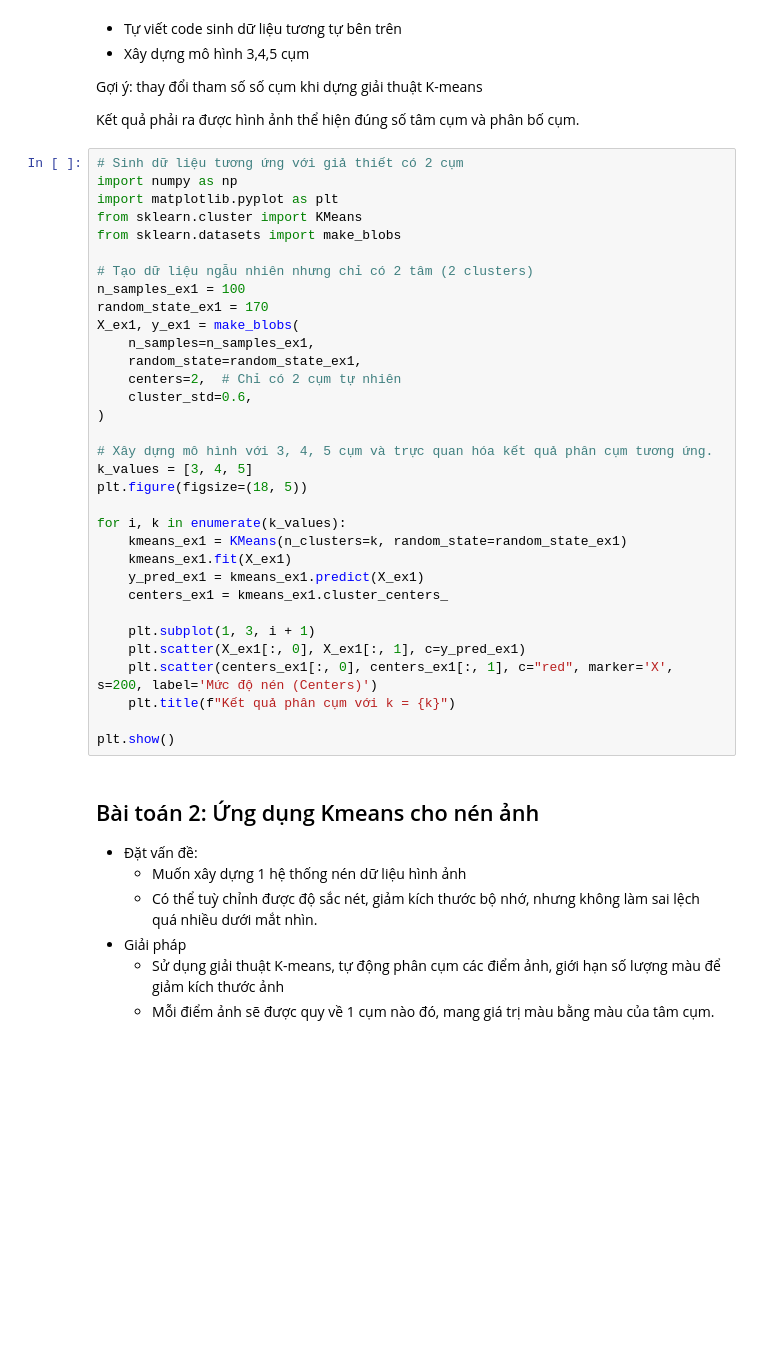
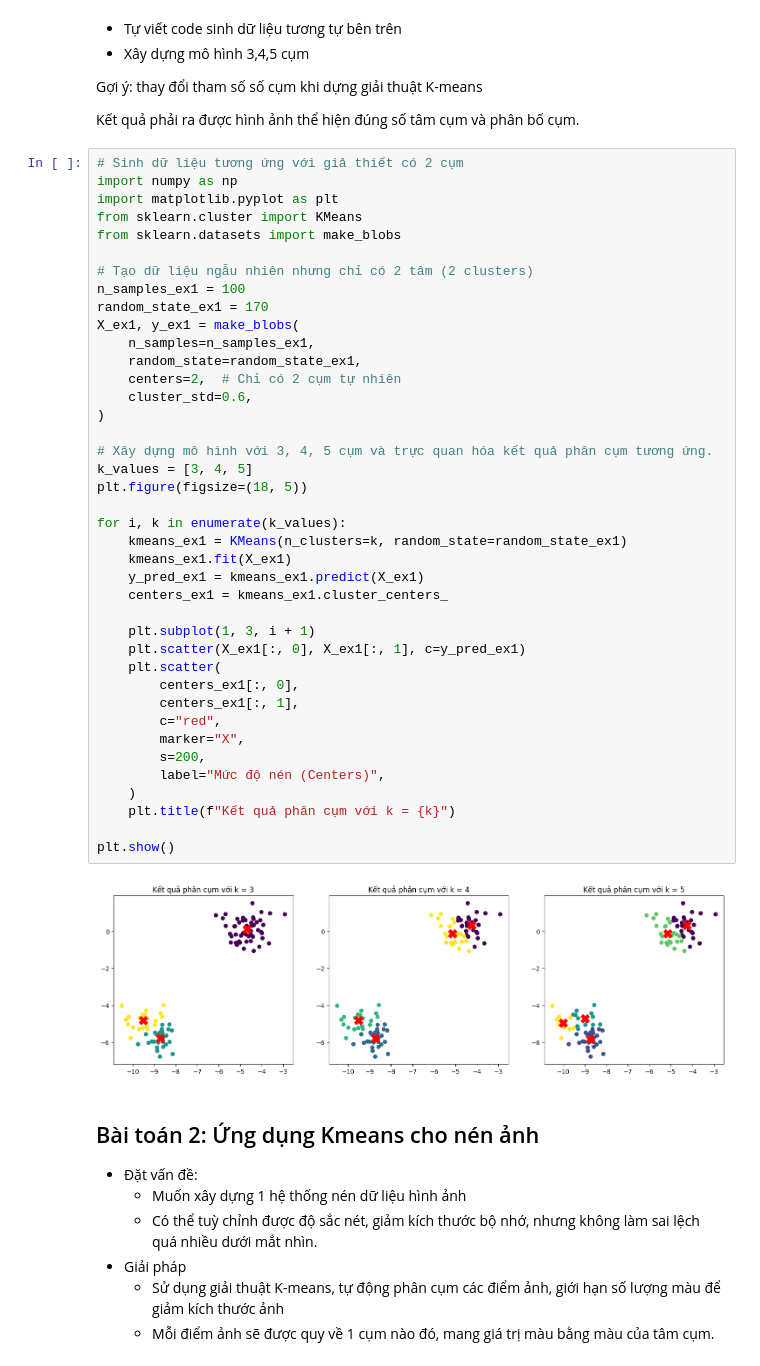
Before and after one commit to doanan293/hm-kpdl, a Jupyter notebook: 4+5-k-mean/Kmeans-Practice/KMeans.ipynb, the cells around one changed output. Saved outputs shown, nothing was run; the diff lists cells and outputs as text; blank space fills up the shorter version.

```diff
--- a/4+5-k-mean/Kmeans-Practice/KMeans.ipynb
+++ b/4+5-k-mean/Kmeans-Practice/KMeans.ipynb
@@ -134,34 +134,43 @@ Kết quả phải ra được hình ảnh thể hiện đúng số tâm cụm v
 import numpy as np
 import matplotlib.pyplot as plt
 from sklearn.cluster import KMeans
 from sklearn.datasets import make_blobs
 
 # Tạo dữ liệu ngẫu nhiên nhưng chỉ có 2 tâm (2 clusters)
 n_samples_ex1 = 100
 random_state_ex1 = 170
 X_ex1, y_ex1 = make_blobs(
     n_samples=n_samples_ex1,
     random_state=random_state_ex1,
     centers=2,  # Chỉ có 2 cụm tự nhiên
     cluster_std=0.6,
 )
 
 # Xây dựng mô hình với 3, 4, 5 cụm và trực quan hóa kết quả phân cụm tương ứng.
 k_values = [3, 4, 5]
 plt.figure(figsize=(18, 5))
 
 for i, k in enumerate(k_values):
     kmeans_ex1 = KMeans(n_clusters=k, random_state=random_state_ex1)
     kmeans_ex1.fit(X_ex1)
     y_pred_ex1 = kmeans_ex1.predict(X_ex1)
     centers_ex1 = kmeans_ex1.cluster_centers_
 
     plt.subplot(1, 3, i + 1)
     plt.scatter(X_ex1[:, 0], X_ex1[:, 1], c=y_pred_ex1)
-    plt.scatter(centers_ex1[:, 0], centers_ex1[:, 1], c="red", marker='X', s=200, label='Mức độ nén (Centers)')
+    plt.scatter(
+        centers_ex1[:, 0],
+        centers_ex1[:, 1],
+        c="red",
+        marker="X",
+        s=200,
+        label="Mức độ nén (Centers)",
+    )
     plt.title(f"Kết quả phân cụm với k = {k}")
 
 plt.show()
+# %% [output]
+[figure, added]
 # %% [markdown]
 ## Bài toán 2: Ứng dụng Kmeans cho nén ảnh
 
```
Also changed, not shown: parts of 3 cells of this notebook.
